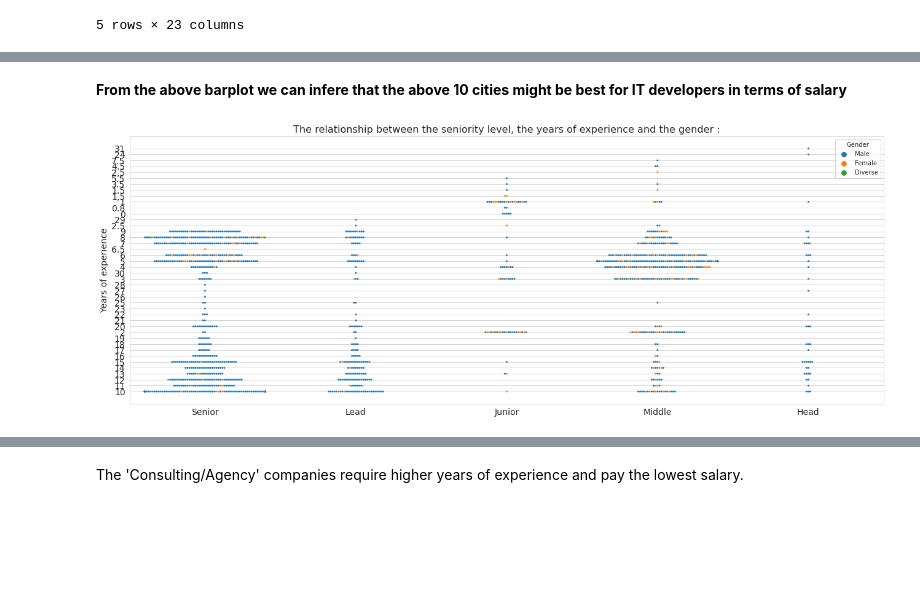
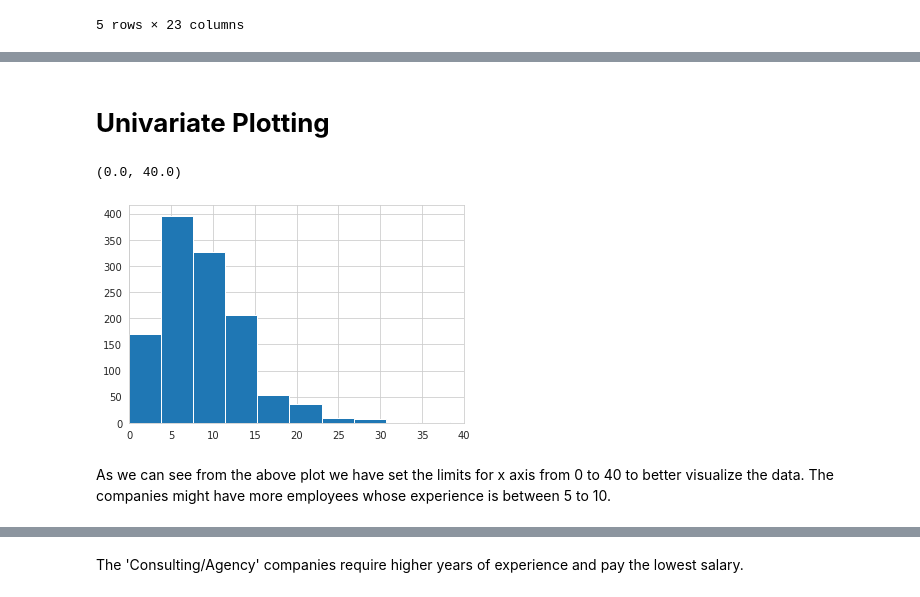
Before and after one commit to maitri-7/DaLab, a Jupyter notebook: EDA.ipynb, the cells around one changed output, grey strips where cells are left out. Drawn from its saved outputs; the diff is of its cells as text; code cells hidden in the pictures; blank space fills up the shorter version.

```diff
--- a/EDA.ipynb
+++ b/EDA.ipynb
@@ -262,24 +196,12 @@ plt.show()
-# %% [markdown]
-**From the above barplot we can infere that the above 10 cities might be best for IT developers in terms of salary**
-# %%
-# the realation between the seniority level and years of experience:
-
-df['Seniority level'].value_counts()
-# We noticed that there are 5 main seniority level so we will exclude the others:
-
-experience_seniority = df.loc[df['Seniority level'].isin(['Senior', 'Middle','Lead', 'Junior', 'Head'])]
-
-
-plt.figure(figsize=(22, 8))
-sns.swarmplot(data= experience_seniority, x='Seniority level', y= 'experience',s = 3, hue= 'Gender')
-plt.title('The relationship between the seniority level, the years of experience and the gender :', fontsize = 16)
-plt.xlabel('')
-plt.ylabel('Years of experience' ,fontsize= 14)
-plt.xticks(fontsize= 14)
-plt.yticks(fontsize = 14)
-plt.show()
-# %% [output]
-[figure, removed]
+# %% [markdown]
+# **Univariate Plotting**
+# %%
+df.experience.hist(bins=100).set_xlim((0,40))
+# %% [output]
+(0.0, 40.0)
+[figure, added]
+# %% [markdown]
+As we can see from the above plot we have set the limits for x axis from 0 to 40 to better visualize the data. The companies might have more employees whose experience is between 5 to 10.
 # %%
 # the relationship between the company type and the other features:
 company = df.loc[df['Company type'].isin(['Product', 'Startup', 'Consulting / Agency'])]
```
Also changed, not shown: parts of 41 cells of this notebook.
